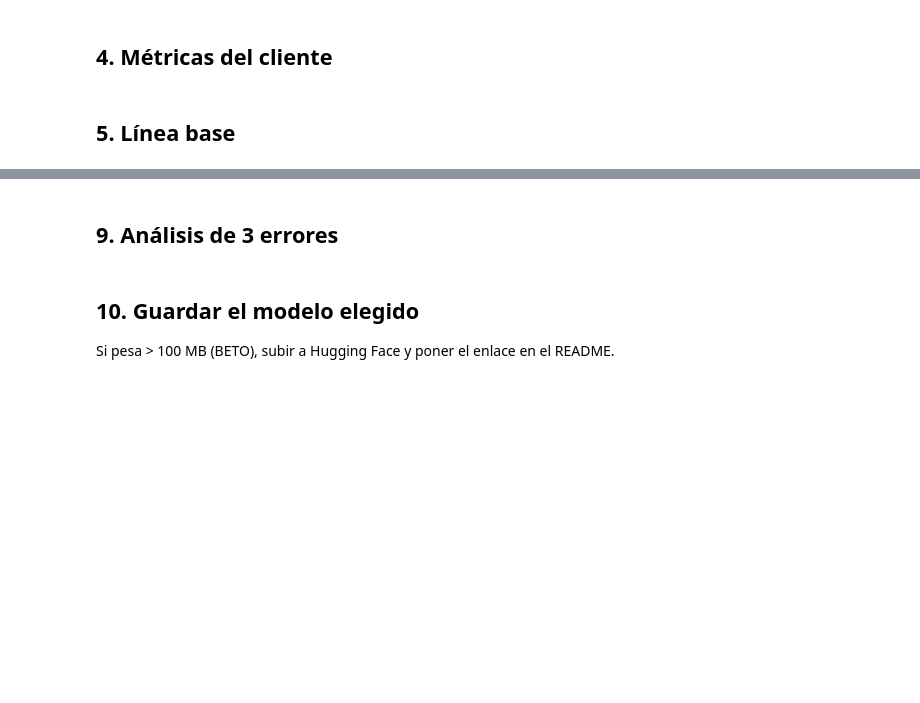
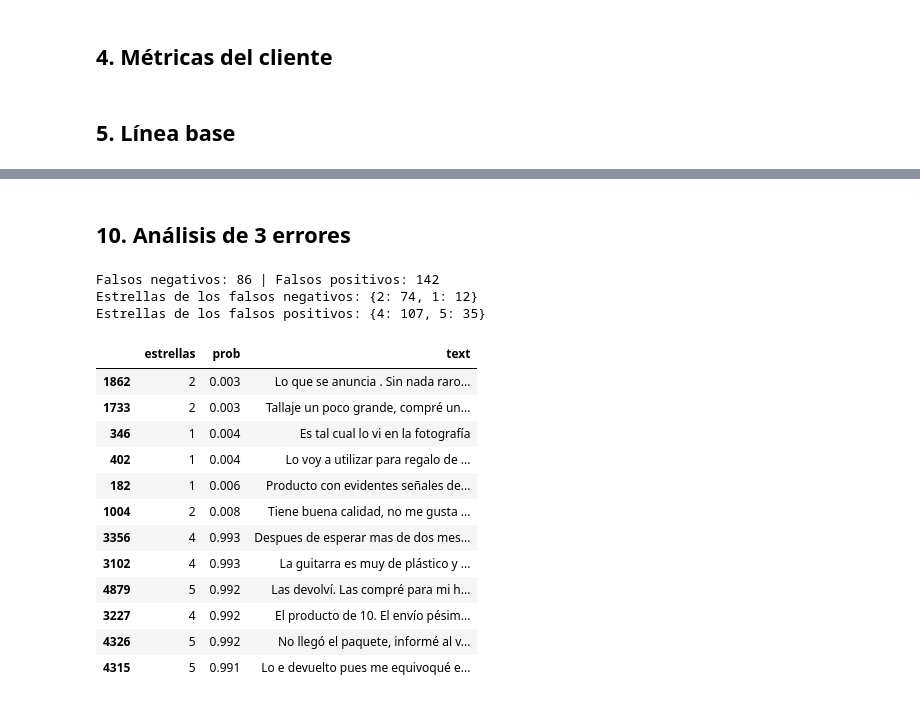
Before and after one commit to LuisPablo54/aa3-examen-p2-equipo-LuisFranMares, a Jupyter notebook: resenas/DEV_resenas.ipynb, the cells around one changed output, grey strips where cells are left out. Saved outputs shown, nothing was run; the diff lists cells and outputs as text; code cells hidden in the pictures; blank space fills up the shorter version.

```diff
--- a/resenas/DEV_resenas.ipynb
+++ b/resenas/DEV_resenas.ipynb
@@ -64,0 +134,6 @@ TF-IDF + red densa · Embedding + Bi-LSTM · BETO ajustado (Colab GPU). Elegir c
+# %%
+from sklearn.dummy import DummyClassifier
+base = DummyClassifier(strategy="most_frequent").fit(np.zeros((len(y_tr), 1)), y_tr)
+prob_base = lambda X: base.predict_proba(np.zeros((len(X), 1)))[:, 1]
+validacion["Línea base (clase más frecuente)"] = metricas(y_val, prob_base(X_val))
+validacion["Línea base (clase más frecuente)"]
@@ -72,0 +329,20 @@ TF-IDF + red densa · Embedding + Bi-LSTM · BETO ajustado (Colab GPU). Elegir c
+# %%
+nombre_tfidf = f"TF-IDF + densa (peso neg. {mejor_w})"
+prob_prueba = {
+    "Línea base (clase más frecuente)": prob_base(X_prueba),
+    nombre_tfidf: modelos_tfidf[mejor_w].predict(Lotes(vec.transform(X_prueba).astype("float32")), verbose=0).ravel(),
+    "Embedding + Bi-LSTM": bilstm.predict(tv(X_prueba).numpy(), verbose=0).ravel(),
+    "BETO ajustado": prob_beto(beto, X_prueba),
+}
+tipos = {"Línea base (clase más frecuente)": "linea base", nombre_tfidf: "embeddings",
+         "Embedding + Bi-LSTM": "recurrente", "BETO ajustado": "transformer"}
+
+filas = []
+for nombre, p in prob_prueba.items():
+    m = metricas(y_prueba, p)
+    filas.append({"modelo": nombre, "tipo": tipos[nombre], "parametros": parametros[nombre],
+                  "exhaustividad": round(m["exhaustividad"], 4), "precision": round(m["precision"], 4),
+                  "exactitud": round(m["exactitud"], 4), "cumple": m["cumple"], "elegido": nombre == elegido})
+resultados = pd.DataFrame(filas)
+resultados.to_csv("resultados_resenas.csv", index=False)
+resultados
@@ -72,0 +357,6 @@ TF-IDF + red densa · Embedding + Bi-LSTM · BETO ajustado (Colab GPU). Elegir c
+# %%
+pred = (prob_prueba[elegido] >= 0.5).astype(int)
+tn, fp, fn, tp = confusion_matrix(y_prueba, pred).ravel()
+print(f"{elegido} en prueba: de {tp+fn:,} reseñas negativas marcó {tp:,} y se le escaparon {fn:,}; "
+      f"de {tp+fp:,} que marcó como negativas, {fp:,} eran positivas.")
+print(f"En palabras del cliente: de cada 100 negativas marca {100*tp/(tp+fn):.0f}; de cada 100 que marca, {100*tp/(tp+fp):.0f} sí lo son.")
@@ -73,2 +382,2 @@ TF-IDF + red densa · Embedding + Bi-LSTM · BETO ajustado (Colab GPU). Elegir c
 # %% [markdown]
-## 9. Análisis de 3 errores
+## 10. Análisis de 3 errores
@@ -77,3 +383,0 @@ TF-IDF + red densa · Embedding + Bi-LSTM · BETO ajustado (Colab GPU). Elegir c
-# %% [markdown]
-## 10. Guardar el modelo elegido
-Si pesa > 100 MB (BETO), subir a Hugging Face y poner el enlace en el README.
@@ -81,0 +384,28 @@ Si pesa > 100 MB (BETO), subir a Hugging Face y poner el enlace en el README.
+# %%
+err = prueba.assign(prob=prob_prueba[elegido], real=y_prueba, pred=pred)
+fn_ = err[(err.real == 1) & (err.pred == 0)].sort_values("prob")
+fp_ = err[(err.real == 0) & (err.pred == 1)].sort_values("prob", ascending=False)
+print(f"Falsos negativos: {len(fn_)} | Falsos positivos: {len(fp_)}")
+print("Estrellas de los falsos negativos:", fn_["estrellas"].value_counts().to_dict())
+print("Estrellas de los falsos positivos:", fp_["estrellas"].value_counts().to_dict())
+print()
+pd.set_option("display.max_colwidth", None)
+muestra = pd.concat([fn_.head(6), fp_.head(6)])[["estrellas", "prob", "text"]]
+muestra.assign(prob=muestra["prob"].round(3))
+# %% [output]
+Falsos negativos: 86 | Falsos positivos: 142
+Estrellas de los falsos negativos: {2: 74, 1: 12}
+Estrellas de los falsos positivos: {4: 107, 5: 35}
+|  | estrellas | prob | text |
+| 1862 | 2 | 0.003 | Lo que se anuncia . Sin nada raro... |
+| 1733 | 2 | 0.003 | Tallaje un poco grande, compré un... |
+| 346 | 1 | 0.004 | Es tal cual lo vi en la fotografía |
+| 402 | 1 | 0.004 | Lo voy a utilizar para regalo de ... |
+| 182 | 1 | 0.006 | Producto con evidentes señales de... |
+| 1004 | 2 | 0.008 | Tiene buena calidad, no me gusta ... |
+| 3356 | 4 | 0.993 | Despues de esperar mas de dos mes... |
+| 3102 | 4 | 0.993 | La guitarra es muy de plástico y ... |
+| 4879 | 5 | 0.992 | Las devolví. Las compré para mi h... |
+| 3227 | 4 | 0.992 | El producto de 10. El envío pésim... |
+| 4326 | 5 | 0.992 | No llegó el paquete, informé al v... |
+| 4315 | 5 | 0.991 | Lo e devuelto pues me equivoqué e... |
```
Also changed, not shown: parts of 38 cells of this notebook, 2 other files.
